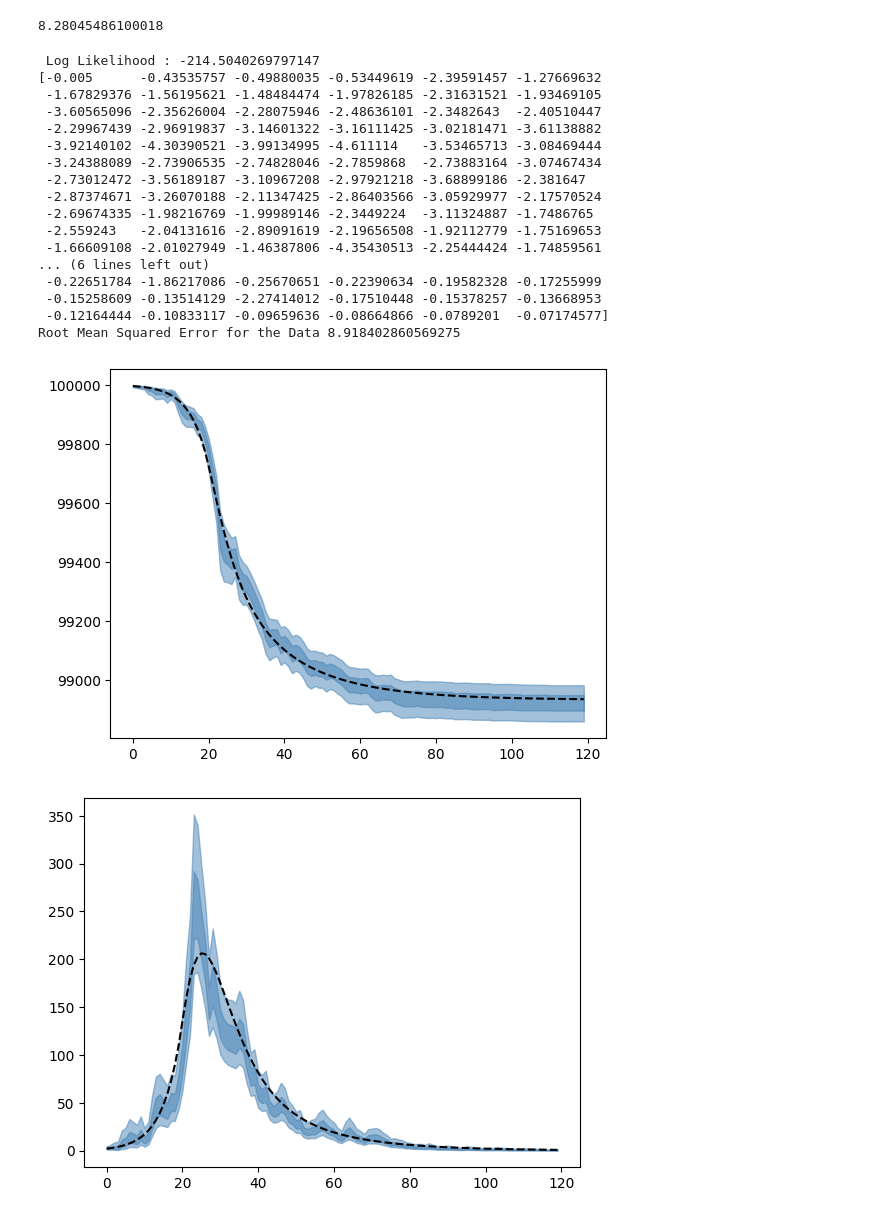
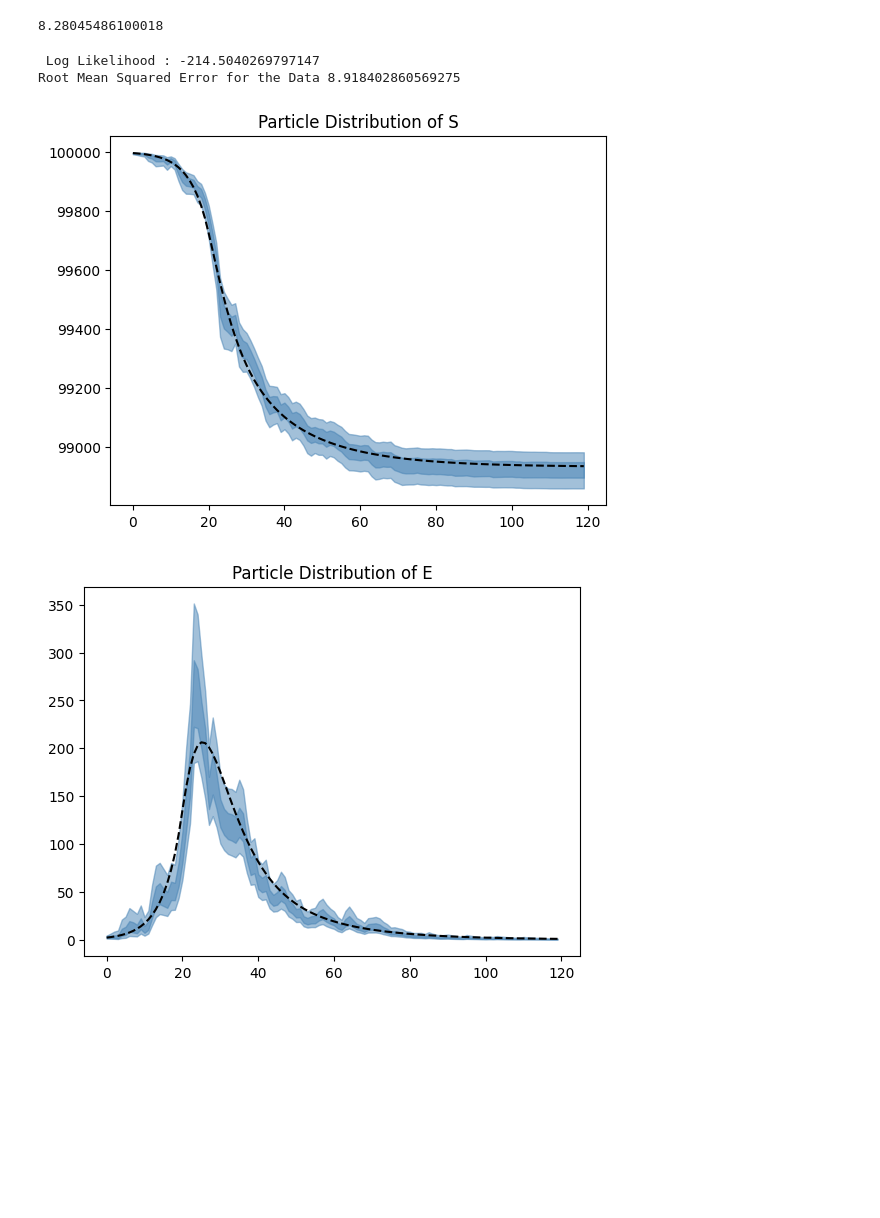
Before and after one commit to Averydx/PMCMC, a Jupyter notebook: examples/pmcmc_seir_calvetti.ipynb, the cells around one changed output. Saved outputs shown, nothing was run; the diff lists cells and outputs as text; code cells hidden in the pictures; blank space fills up the shorter version.

```diff
--- a/examples/pmcmc_seir_calvetti.ipynb
+++ b/examples/pmcmc_seir_calvetti.ipynb
@@ -131,12 +131,16 @@ print(f" Log Likelihood : {np.sum(output['Log_likelihood'])}")
 
 print(f"Root Mean Squared Error for the Data {np.sqrt(np.mean((data - np.mean(output['particle_observations'][:,0,:]))**2))}")
 
+Labels = ['S','E','I','R']
+
 for i in range(4):
+    plt.title(f"Particle Distribution of {Labels[i]}")
     plt.fill_between(t_vec[::int(1/dt)],np.percentile(output['particle_distribution'][:,i,:].T,5,axis = 1),np.percentile(output['particle_distribution'][:,i,:].T,95,axis = 1),alpha = 0.5,color = 'steelblue')
     plt.fill_between(t_vec[::int(1/dt)],np.percentile(output['particle_distribution'][:,i,:].T,25,axis = 1),np.percentile(output['particle_distribution'][:,i,:].T,75,axis = 1),alpha = 0.5,color = 'steelblue')
     plt.plot(t_vec[::int(1/dt)],state[:,i],'--',color = 'black')
     plt.show()
 
+plt.title("Particle Distribution of $\\beta_t$")
 plt.plot(t_vec,betas,'--',color = 'black')
 plt.fill_between(t_vec[::int(1/dt)],np.percentile(output['particle_distribution'][:,4,:].T,5,axis = 1),np.percentile(output['particle_distribution'][:,4,:].T,95,axis = 1),alpha = 0.5,color = 'steelblue')
 plt.fill_between(t_vec[::int(1/dt)],np.percentile(output['particle_distribution'][:,4,:].T,25,axis = 1),np.percentile(output['particle_distribution'][:,4,:].T,75,axis = 1),alpha = 0.5,color = 'steelblue')
@@ -345,44 +334,29 @@ print(perf_counter() - t)
 # %% [output]
 8.28045486100018
 # %%
+'''Plots using the Expectation of the parameters and running the filter. '''
 print(f" Log Likelihood : {np.sum(output['Log_likelihood'])}")
-print(output['Log_likelihood'])
-
 print(f"Root Mean Squared Error for the Data {np.sqrt(np.mean((data - np.mean(output['particle_observations'][:,0,:]))**2))}")
 
 for i in range(4):
+    plt.title(f"Particle Distribution of {Labels[i]}")
     plt.fill_between(t_vec[::int(1/dt)],np.percentile(output['particle_distribution'][:,i,:].T,5,axis = 1),np.percentile(output['particle_distribution'][:,i,:].T,95,axis = 1),alpha = 0.5,color = 'steelblue')
     plt.fill_between(t_vec[::int(1/dt)],np.percentile(output['particle_distribution'][:,i,:].T,25,axis = 1),np.percentile(output['particle_distribution'][:,i,:].T,75,axis = 1),alpha = 0.5,color = 'steelblue')
     plt.plot(t_vec[::int(1/dt)],state[:,i],'--',color = 'black')
     plt.show()
 
 plt.plot(t_vec,betas,'--',color = 'black')
 plt.fill_between(t_vec[::int(1/dt)],np.percentile(output['particle_distribution'][:,4,:].T,5,axis = 1),np.percentile(output['particle_distribution'][:,4,:].T,95,axis = 1),alpha = 0.5,color = 'steelblue')
 plt.fill_between(t_vec[::int(1/dt)],np.percentile(output['particle_distribution'][:,4,:].T,25,axis = 1),np.percentile(output['particle_distribution'][:,4,:].T,75,axis = 1),alpha = 0.5,color = 'steelblue')
 plt.show()
 
 plt.title("Fit to Data")
 plt.xlabel('Time (Days)')
 plt.plot(t_vec[::int(1/dt)],data.T,'--',color = 'black')
 plt.fill_between(t_vec[::int(1/dt)],np.percentile(output['particle_observations'][:,0,:].T,5,axis = 1),np.percentile(output['particle_observations'][:,0,:].T,95,axis = 1),alpha = 0.5)
 plt.show()
 # %% [output]
  Log Likelihood : -214.5040269797147
-[-0.005      -0.43535757 -0.49880035 -0.53449619 -2.39591457 -1.27669632
- -1.67829376 -1.56195621 -1.48484474 -1.97826185 -2.31631521 -1.93469105
- -3.60565096 -2.35626004 -2.28075946 -2.48636101 -2.3482643  -2.40510447
- -2.29967439 -2.96919837 -3.14601322 -3.16111425 -3.02181471 -3.61138882
- -3.92140102 -4.30390521 -3.99134995 -4.611114   -3.53465713 -3.08469444
- -3.24388089 -2.73906535 -2.74828046 -2.7859868  -2.73883164 -3.07467434
- -2.73012472 -3.56189187 -3.10967208 -2.97921218 -3.68899186 -2.381647
- -2.87374671 -3.26070188 -2.11347425 -2.86403566 -3.05929977 -2.17570524
- -2.69674335 -1.98216769 -1.99989146 -2.3449224  -3.11324887 -1.7486765
- -2.559243   -2.04131616 -2.89091619 -2.19656508 -1.92112779 -1.75169653
- -1.66609108 -2.01027949 -1.46387806 -4.35430513 -2.25444424 -1.74859561
-... (6 lines left out)
- -0.22651784 -1.86217086 -0.25670651 -0.22390634 -0.19582328 -0.17255999
- -0.15258609 -0.13514129 -2.27414012 -0.17510448 -0.15378257 -0.13668953
- -0.12164444 -0.10833117 -0.09659636 -0.08664866 -0.0789201  -0.07174577]
 Root Mean Squared Error for the Data 8.918402860569275
-[figure, old version]
+[figure, new version]
-[figure, old version]
+[figure, new version]
```
Also changed, not shown: parts of 4 cells of this notebook.
